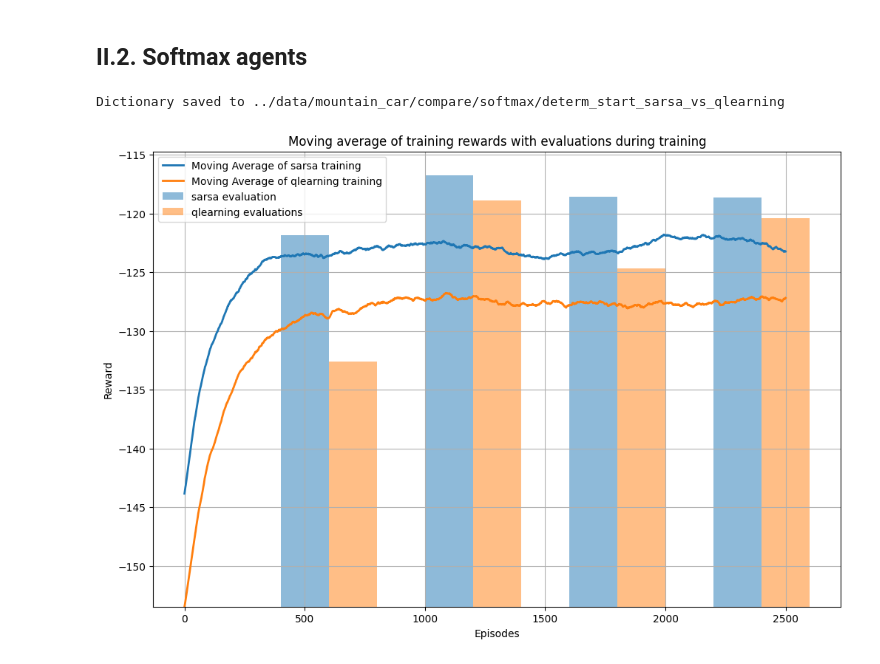
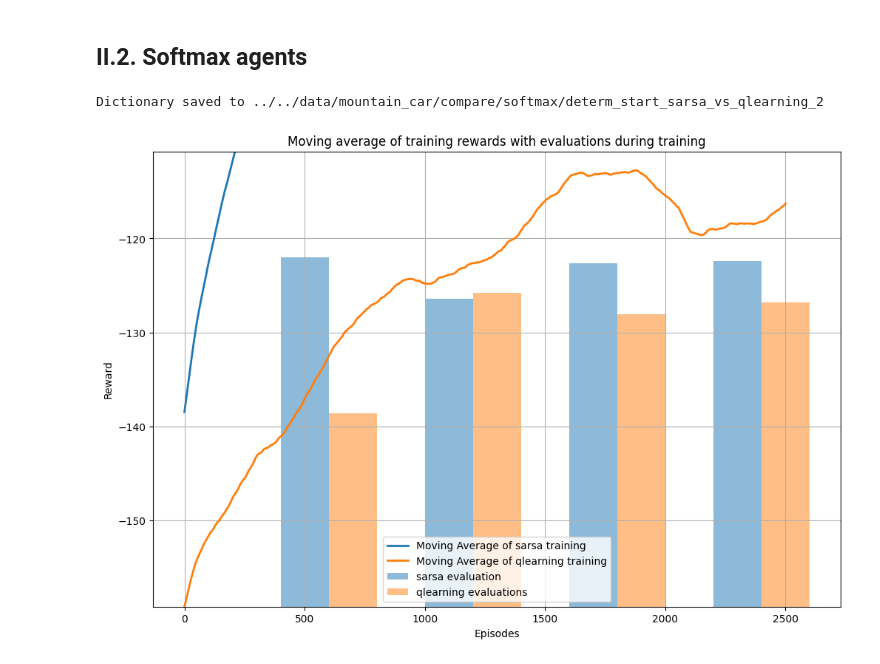
Before and after one commit to salmalys/mountain_car, a Jupyter notebook: src/experiments/mountaincar_experiments/mc_sarsa_vs_qlearning.ipynb, the cells around one changed output. Saved outputs shown, nothing was run; the diff lists cells and outputs as text; code cells hidden in the pictures.

Commit message:
mountain car compare notebook update

```diff
--- a/src/experiments/mountaincar_experiments/mc_sarsa_vs_qlearning.ipynb
+++ b/src/experiments/mountaincar_experiments/mc_sarsa_vs_qlearning.ipynb
@@ -427,7 +422,7 @@ softmax_qlearning_evaluation_data["data"] = list(
 )
 
 process_json(
-    "../../data/mountain_car/compare/softmax/determ_start_sarsa_vs_qlearning",
+    "../../data/mountain_car/compare/softmax/determ_start_sarsa_vs_qlearning_2",
     "w",
     data_dict={
         "training_data": {
@@ -441,15 +436,15 @@ process_json(
     },
 )
 # %% [output]
-Dictionary saved to ../data/mountain_car/compare/softmax/determ_start_sarsa_vs_qlearning
+Dictionary saved to ../../data/mountain_car/compare/softmax/determ_start_sarsa_vs_qlearning_2
 # %%
 data_dict = process_json(
-    "../../data/mountain_car/compare/softmax/stoch_start_sarsa_vs_qlearning", "r"
+    "../../data/mountain_car/compare/softmax/determ_start_sarsa_vs_qlearning", "r"
 )
 line_bar_plot(
     lineplot_window_size=500,
     traning_data=data_dict["training_data"],
     evaluation_data=data_dict["evaluation_data"],
 )
 # %% [output]
-[figure, old version]
+[figure, new version]
```
Also changed, not shown: parts of 5 cells of this notebook.
